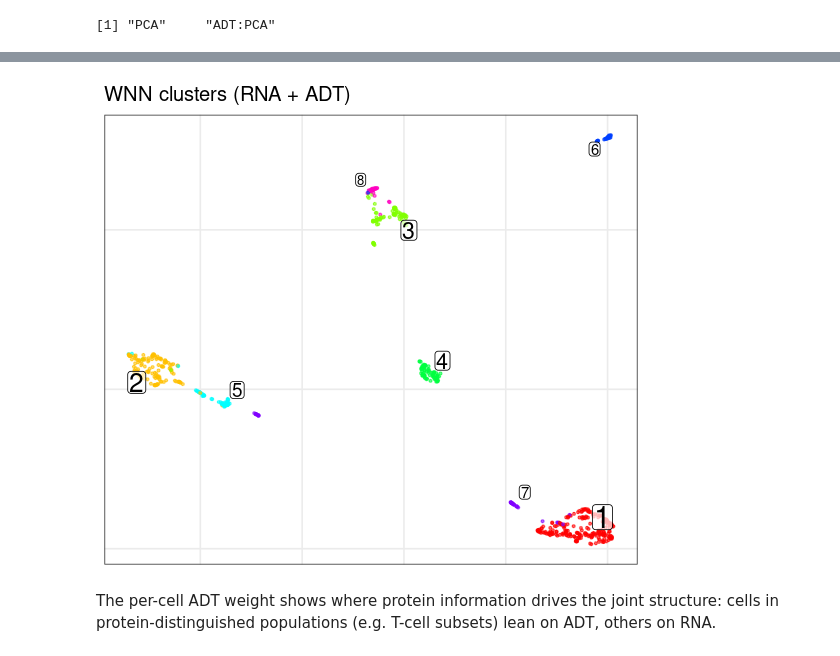
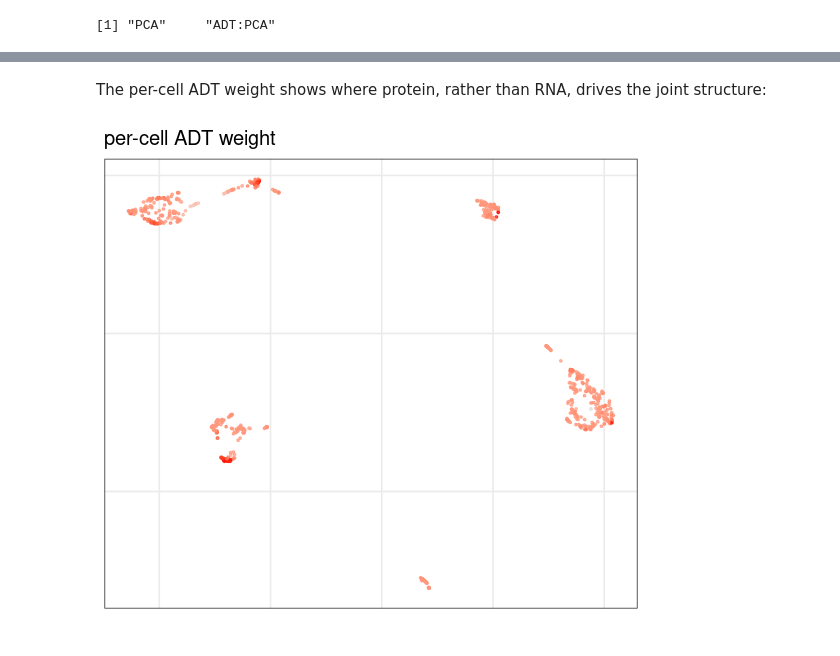
Before and after one commit to kharchenkolab/pagoda2, a Jupyter notebook: doc/pagoda2.1-citeseq.ipynb, the cells around one changed output, grey strips where cells are left out. Drawn from its saved outputs; the diff is of its cells as text; code cells hidden in the pictures.

```diff
--- a/doc/pagoda2.1-citeseq.ipynb
+++ b/doc/pagoda2.1-citeseq.ipynb
@@ -49,0 +18,3 @@ data.frame(cells = nrow(qc),
+# %%
+p2 <- pagoda2::Pagoda2$from10xH5("data/pbmc_1k_protein_v3_filtered_feature_bc_matrix.h5", verbose = FALSE)
+sapply(p2$listFacets(), function(f) p2$getFacet(f)$modelType)   # facet -> view model
@@ -97,9 +69,9 @@ data.frame(clusters = length(unique(stats::na.omit(p2$cellMeta$wnn_leiden))))
+# %% [markdown]
+The per-cell ADT weight shows where protein, rather than RNA, drives the
+joint structure:
 # %%
-p2$plotEmbedding(reduction = "WNN", embedding = "umap", grouping = "wnn_leiden",
-                 mark.groups = TRUE, size = 0.6, alpha = 0.6, title = "WNN clusters (RNA + ADT)")
+p2$plotEmbedding(reduction = "WNN", embedding = "umap",
+                 colors = stats::setNames(p2$cellMeta$wnn_weight_ADT, rownames(p2$cellMeta)),
+                 size = 0.5, alpha = 0.7, title = "per-cell ADT weight")
 # %% [output]
-[figure, old version]
+[figure, new version]
-# %% [markdown]
-The per-cell ADT weight shows where protein information drives the joint
-structure: cells in protein-distinguished populations (e.g. T-cell
-subsets) lean on ADT, others on RNA.
```
Also changed, not shown: parts of 29 cells of this notebook, 5 other files.
